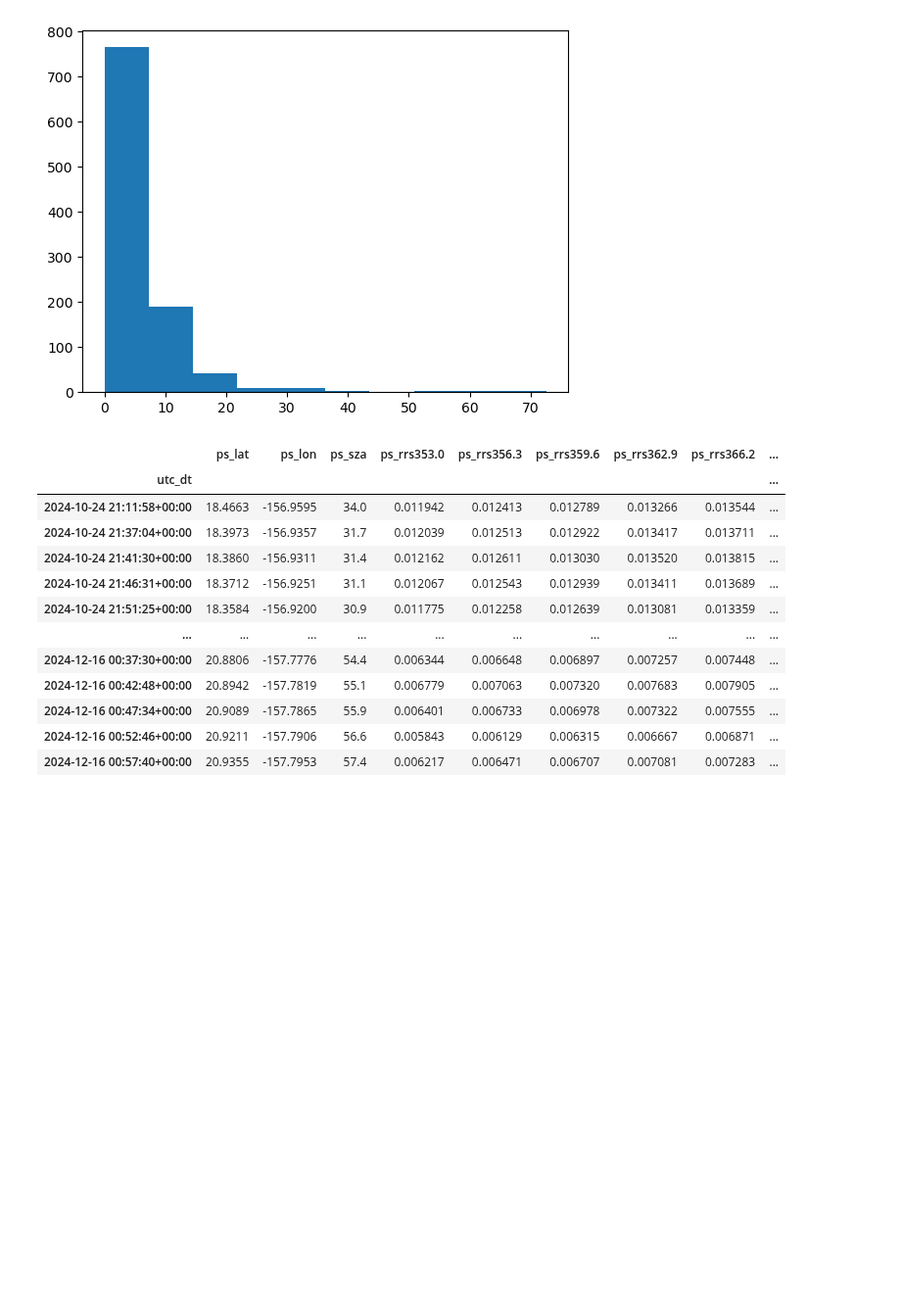
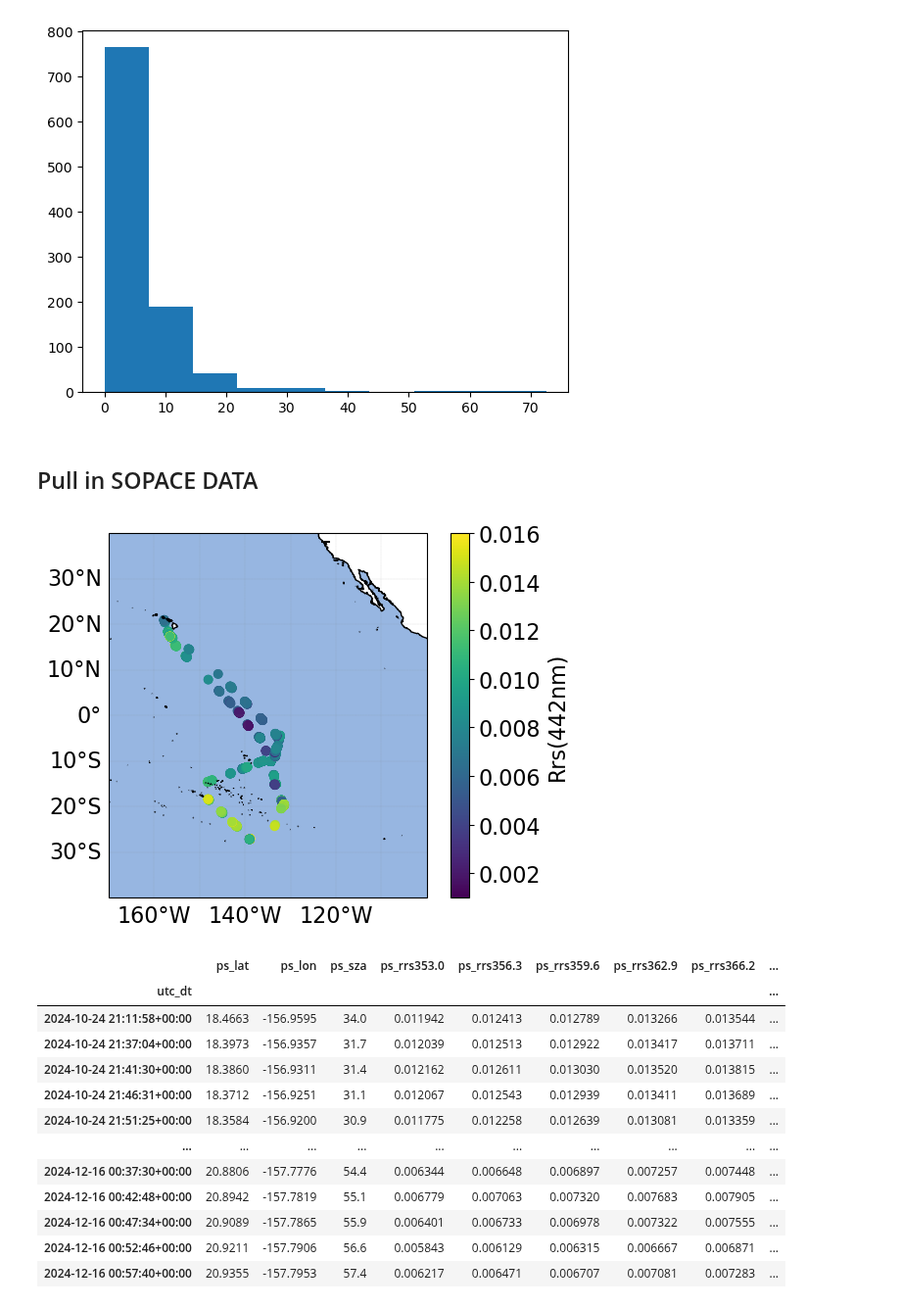
Before and after one commit to patrickcgray/undersampling_ocean_algos, a Jupyter notebook: algo_bias_estimates.ipynb, the cells around one changed output. Shown at 98% size. Saved outputs shown, nothing was run; the diff lists cells and outputs as text; code cells hidden in the pictures; blank space fills up the shorter version.

```diff
--- a/algo_bias_estimates.ipynb
+++ b/algo_bias_estimates.ipynb
@@ -379,8 +379,33 @@ plt.hist(chla_estimates)
 # %%
 val_x = np.nanmax([valente_df['442.1'],valente_df['490.0']],axis=0)
 val_y = valente_df['551.1']
+# %% [markdown]
+## Pull in SOPACE DATA
 # %%
 gdf_merge = gpd.read_feather('data/sopace_rrs_acs_merge.feather')
+# %%
+import cartopy
+
+fig, ax = plt.subplots(figsize=(6,4.5), subplot_kw=dict(projection=crs.PlateCarree()))
+ax.coastlines(resolution='10m')
+gl = ax.gridlines(color='grey', linestyle='--', lw=0.1, draw_labels=True)
+gl.top_labels=False   # suppress top labels
+gl.right_labels=False # suppress right labels
+
+ax.set_xlim(-170,-100)
+ax.set_ylim(-40,40)
+
+# robinson = crs.Robinson(central_longitude=-10).proj4_init
+gdf_merge.plot(ax=ax,column='ps_rrs442.1',cmap='viridis',vmin=0.001,vmax=0.016, legend=True, legend_kwds={'label': 'Rrs(442nm)'})
+
+ax.add_feature(cartopy.feature.OCEAN)
+fig.tight_layout()
+
+plt.savefig('figs/km_all_pysas_map.png',dpi=300,transparent=True)
+
+plt.show()
+# %% [output]
+[figure, added]
 # %%
 gdf_merge
 # %% [output]
```
Also changed, not shown: parts of 10 cells of this notebook, 2 other files.
